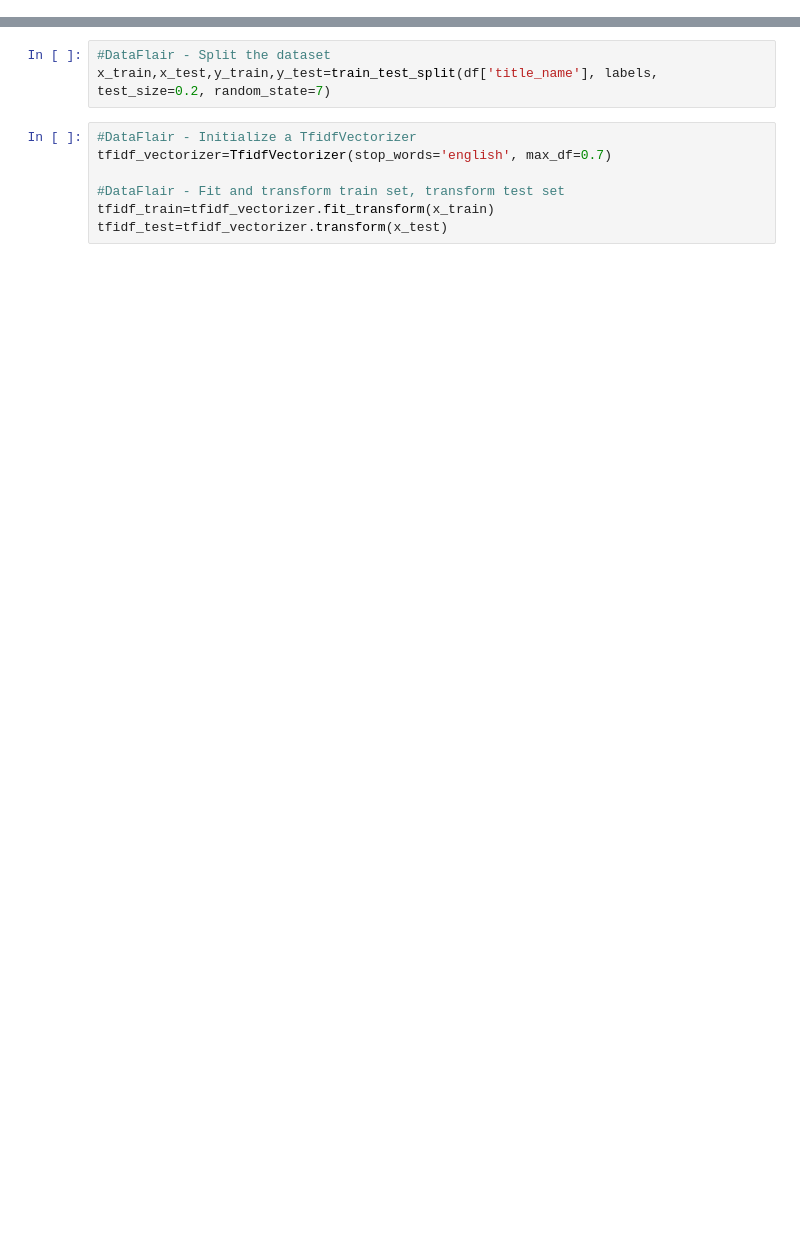
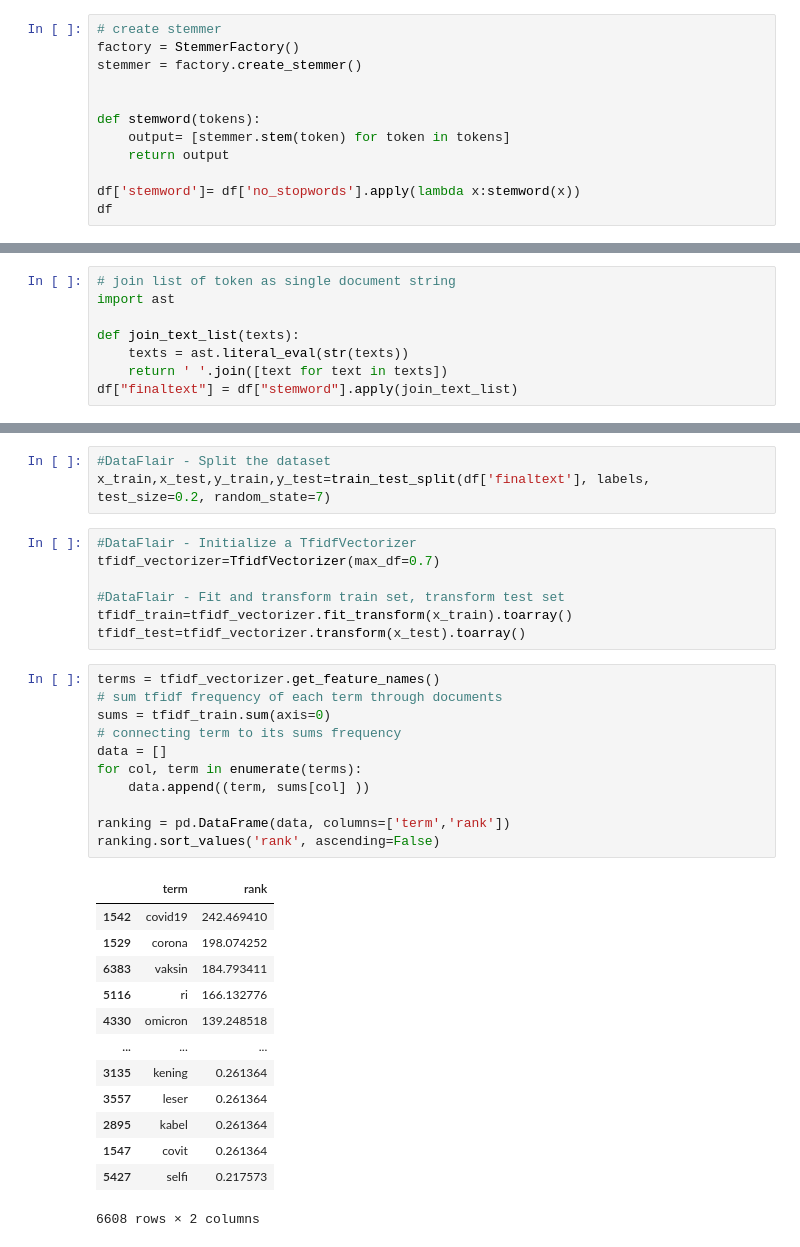
Before and after one commit to digaji/pembasmi-hoaks, a Jupyter notebook: passiveagressiveclassifier.ipynb, the cells around one changed output, grey strips where cells are left out. Saved outputs shown, nothing was run; the diff lists cells and outputs as text; blank space fills up the shorter version.

```diff
--- a/passiveagressiveclassifier.ipynb
+++ b/passiveagressiveclassifier.ipynb
@@ -20,0 +117,12 @@ df
+# %%
+# create stemmer
+factory = StemmerFactory()
+stemmer = factory.create_stemmer()
+
+
+def stemword(tokens):
+    output= [stemmer.stem(token) for token in tokens]
+    return output
+
+df['stemword']= df['no_stopwords'].apply(lambda x:stemword(x))
+df
@@ -21,3 +143,11 @@ df
+# %%
+# join list of token as single document string
+import ast
+
+def join_text_list(texts):
+    texts = ast.literal_eval(str(texts))
+    return ' '.join([text for text in texts])
+df["finaltext"] = df["stemword"].apply(join_text_list)
 # %%
 #DataFlair - Get the labels
 labels=df.label
@@ -25,10 +162,35 @@ labels.head()
 # %%
 #DataFlair - Split the dataset
-x_train,x_test,y_train,y_test=train_test_split(df['title_name'], labels, test_size=0.2, random_state=7)
+x_train,x_test,y_train,y_test=train_test_split(df['finaltext'], labels, test_size=0.2, random_state=7)
 # %%
 #DataFlair - Initialize a TfidfVectorizer
-tfidf_vectorizer=TfidfVectorizer(stop_words='english', max_df=0.7)
+tfidf_vectorizer=TfidfVectorizer(max_df=0.7)
 
 #DataFlair - Fit and transform train set, transform test set
-tfidf_train=tfidf_vectorizer.fit_transform(x_train)
-tfidf_test=tfidf_vectorizer.transform(x_test)
+tfidf_train=tfidf_vectorizer.fit_transform(x_train).toarray()
+tfidf_test=tfidf_vectorizer.transform(x_test).toarray()
+# %%
+terms = tfidf_vectorizer.get_feature_names()
+# sum tfidf frequency of each term through documents
+sums = tfidf_train.sum(axis=0)
+# connecting term to its sums frequency
+data = []
+for col, term in enumerate(terms):
+    data.append((term, sums[col] ))
+
+ranking = pd.DataFrame(data, columns=['term','rank'])
+ranking.sort_values('rank', ascending=False)
+# %% [output]
+|  | term | rank |
+| 1542 | covid19 | 242.469410 |
+| 1529 | corona | 198.074252 |
+| 6383 | vaksin | 184.793411 |
+| 5116 | ri | 166.132776 |
+| 4330 | omicron | 139.248518 |
+| ... | ... | ... |
+| 3135 | kening | 0.261364 |
+| 3557 | leser | 0.261364 |
+| 2895 | kabel | 0.261364 |
+| 1547 | covit | 0.261364 |
+| 5427 | selfi | 0.217573 |
+6608 rows × 2 columns
```
Also changed, not shown: parts of 14 cells of this notebook, 2 other files.
